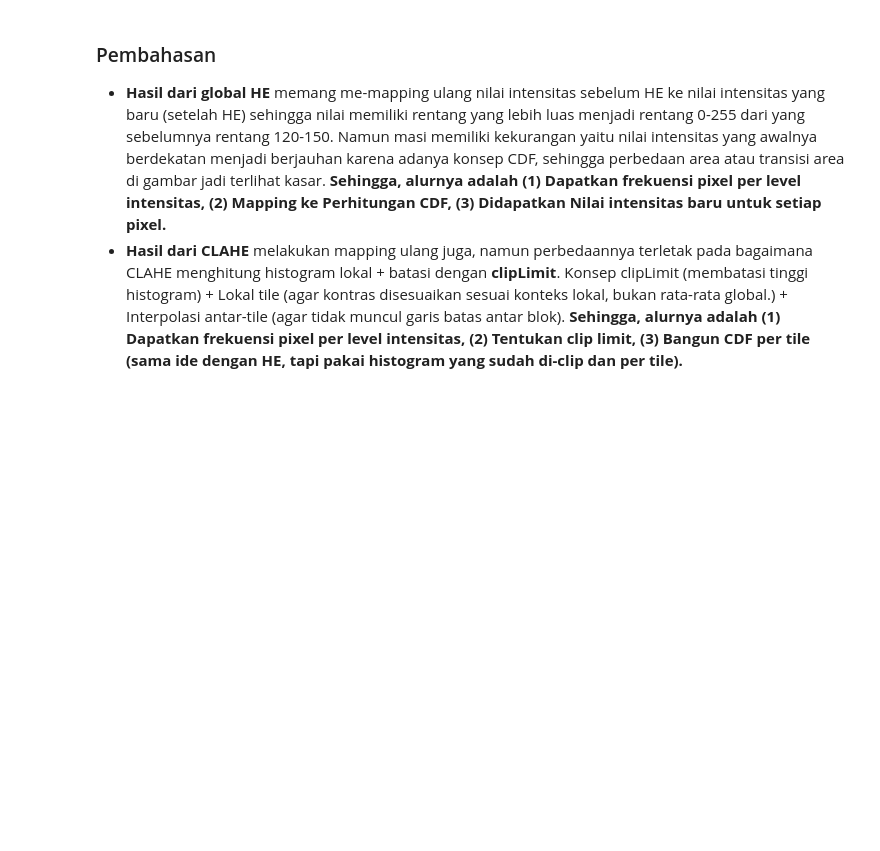
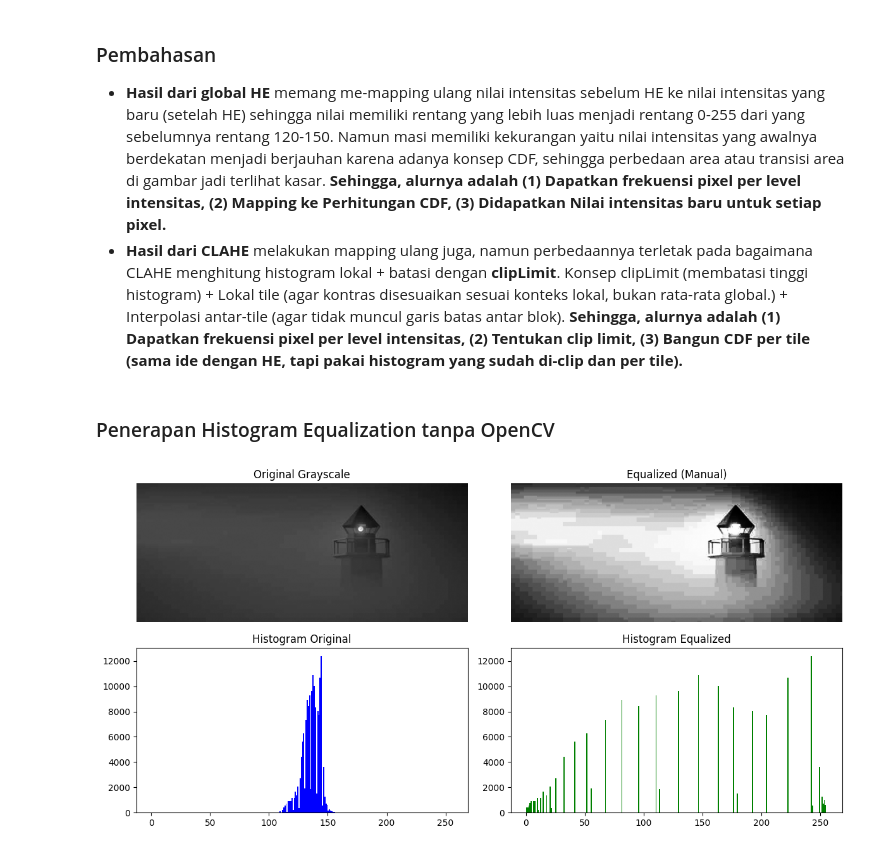
Before and after one commit to FarizHadi/Image-Enhancement---Low-Contrast-Issue, a Jupyter notebook: CVL_Assignment01.ipynb, the cells around one changed output. Drawn from its saved outputs; the diff is of its cells as text; code cells hidden in the pictures; blank space fills up the shorter version.

Commit message:
Update Penerapan Histogram Equalization tanpa OpenCV

```diff
--- a/CVL_Assignment01.ipynb
+++ b/CVL_Assignment01.ipynb
@@ -116,3 +121,50 @@ plt.show()
 
 *   **Hasil dari global HE** memang me-mapping ulang nilai intensitas sebelum HE ke nilai intensitas yang baru (setelah HE) sehingga nilai memiliki rentang yang lebih luas menjadi rentang 0-255 dari yang sebelumnya rentang 120-150. Namun masi memiliki kekurangan yaitu nilai intensitas yang awalnya berdekatan menjadi berjauhan karena adanya konsep CDF, sehingga perbedaan area atau transisi area di gambar jadi terlihat kasar. **Sehingga, alurnya adalah (1) Dapatkan frekuensi pixel per level intensitas, (2) Mapping ke Perhitungan CDF, (3) Didapatkan Nilai intensitas baru untuk setiap pixel.**
 *   **Hasil dari CLAHE** melakukan mapping ulang juga, namun perbedaannya terletak pada bagaimana CLAHE menghitung histogram lokal + batasi dengan **clipLimit**. Konsep clipLimit (membatasi tinggi histogram) + Lokal tile (agar kontras disesuaikan sesuai konteks lokal, bukan rata-rata global.) + Interpolasi antar-tile (agar tidak muncul garis batas antar blok). **Sehingga, alurnya adalah (1) Dapatkan frekuensi pixel per level intensitas, (2) Tentukan clip limit, (3) Bangun CDF per tile (sama ide dengan HE, tapi pakai histogram yang sudah di-clip dan per tile).**
+# %% [markdown]
+### Penerapan Histogram Equalization tanpa OpenCV
+# %%
+import numpy as np
+
+# 1. Baca gambar (grayscale)
+img = cv2.imread("/-/sinyal suar berkabut.jpg", cv2.IMREAD_GRAYSCALE)
+
+# 2. Hitung histogram
+hist, bins = np.histogram(img.flatten(), 256, [0,256])
+
+# 3. Hitung CDF (cumulative distribution function)
+cdf = hist.cumsum()
+
+# normalisasi supaya tidak ada nilai nol di awal
+cdf_min = cdf[cdf > 0].min()
+cdf_normalized = (cdf - cdf_min) * 255 / (cdf[-1] - cdf_min)
+cdf_normalized = cdf_normalized.astype('uint8')  # buat LUT (lookup table)
+
+# 4. Mapping (setiap pixel diganti dengan nilai baru dari LUT)
+img_he = cdf_normalized[img]
+
+# 5. Visualisasi
+plt.figure(figsize=(12,6))
+
+plt.subplot(2,2,1)
+plt.imshow(img, cmap='gray')
+plt.title("Original Grayscale")
+plt.axis("off")
+
+plt.subplot(2,2,2)
+plt.imshow(img_he, cmap='gray')
+plt.title("Equalized (Manual)")
+plt.axis("off")
+
+plt.subplot(2,2,3)
+plt.hist(img.flatten(), 256, [0,256], color='blue')
+plt.title("Histogram Original")
+
+plt.subplot(2,2,4)
+plt.hist(img_he.flatten(), 256, [0,256], color='green')
+plt.title("Histogram Equalized")
+
+plt.tight_layout()
+plt.show()
+# %% [output]
+[figure, added]
```
Also changed, not shown: parts of 3 cells of this notebook.
